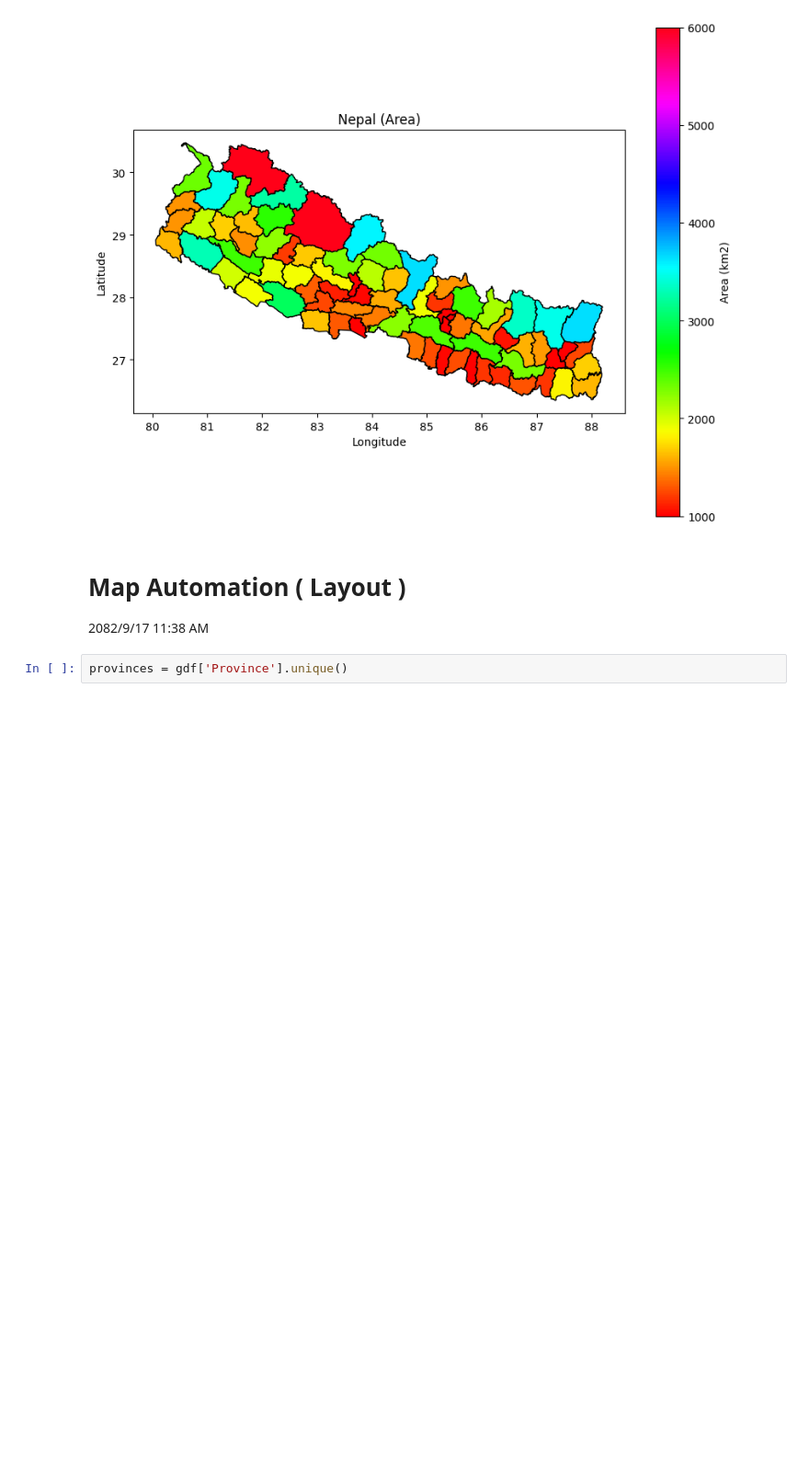
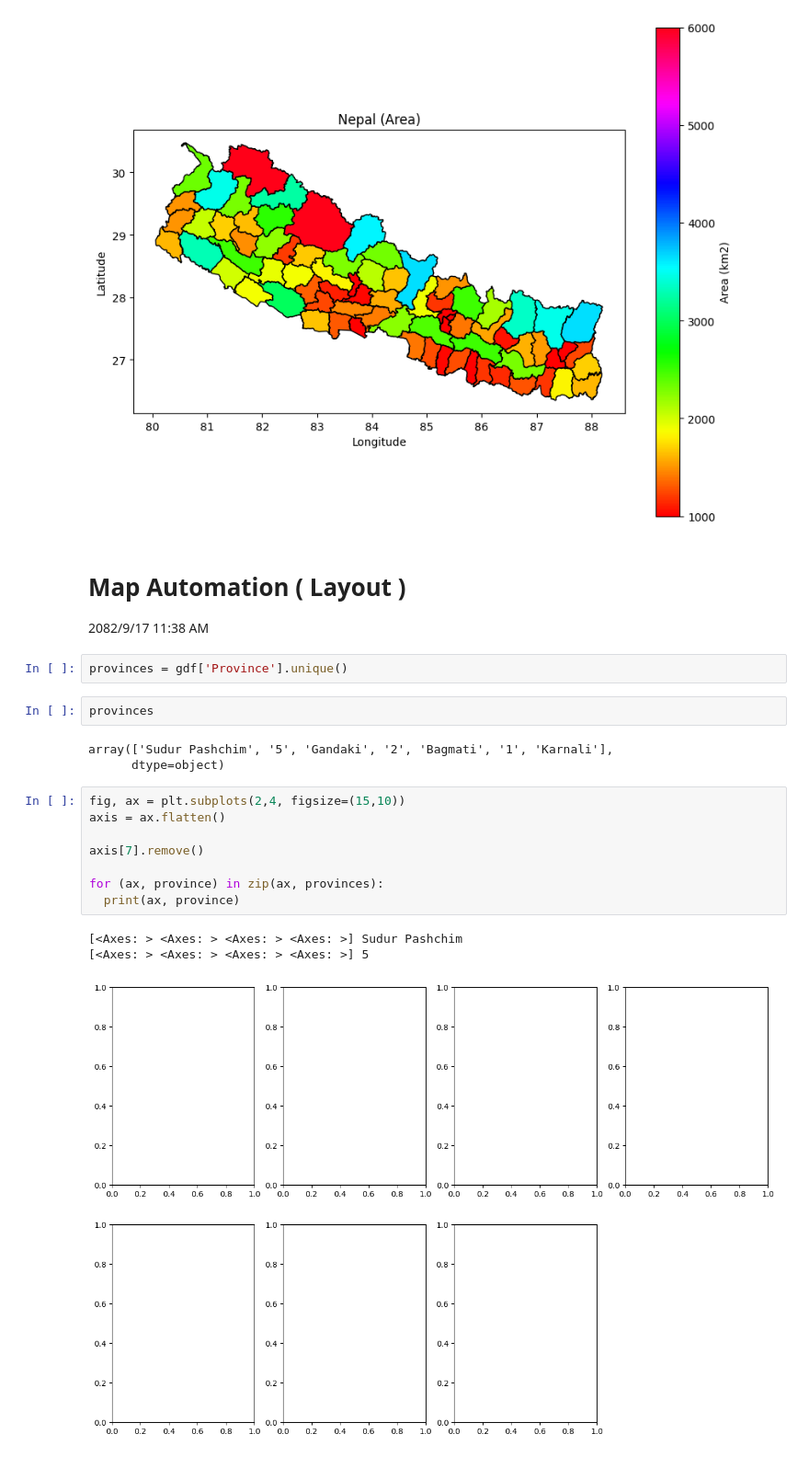
Before and after one commit to BimalGhimire38/Extra_Python_Stuffs, a Jupyter notebook: 01_Creating_Maps_with_Geopandas.ipynb, the cells around one changed output. Shown at 92% size. Cells and saved outputs as stored; diff of their text form; blank space fills up the shorter version.

```diff
--- a/01_Creating_Maps_with_Geopandas.ipynb
+++ b/01_Creating_Maps_with_Geopandas.ipynb
@@ -92,3 +92,20 @@ ax
 2082/9/17 11:38 AM
 # %%
 provinces = gdf['Province'].unique()
+# %%
+provinces
+# %% [output]
+array(['Sudur Pashchim', '5', 'Gandaki', '2', 'Bagmati', '1', 'Karnali'],
+      dtype=object)
+# %%
+fig, ax = plt.subplots(2,4, figsize=(15,10))
+axis = ax.flatten()
+
+axis[7].remove()
+
+for (ax, province) in zip(ax, provinces):
+  print(ax, province)
+# %% [output]
+[<Axes: > <Axes: > <Axes: > <Axes: >] Sudur Pashchim
+[<Axes: > <Axes: > <Axes: > <Axes: >] 5
+[figure, added]
```
Also changed, not shown: parts of 1 cell of this notebook.
